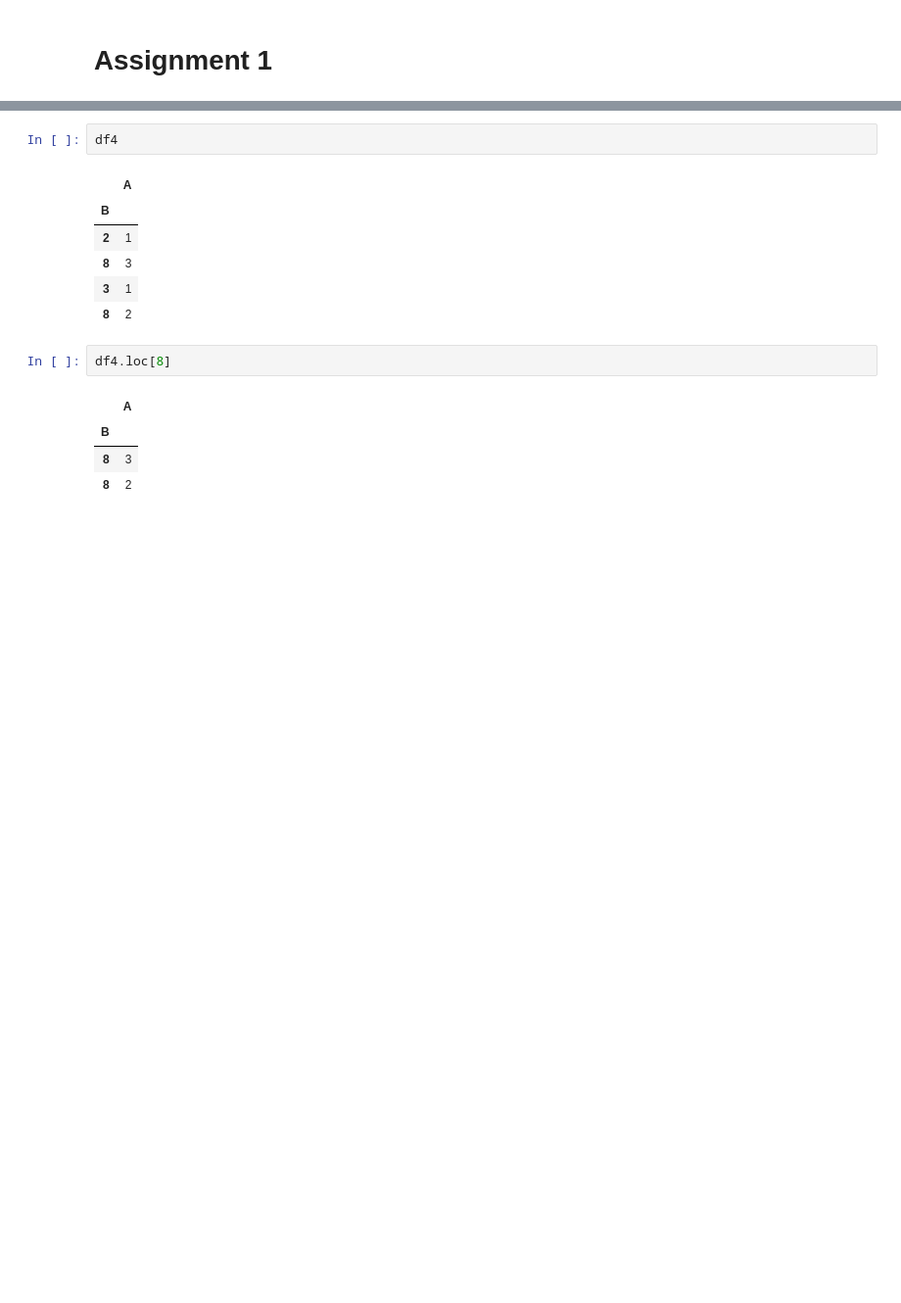
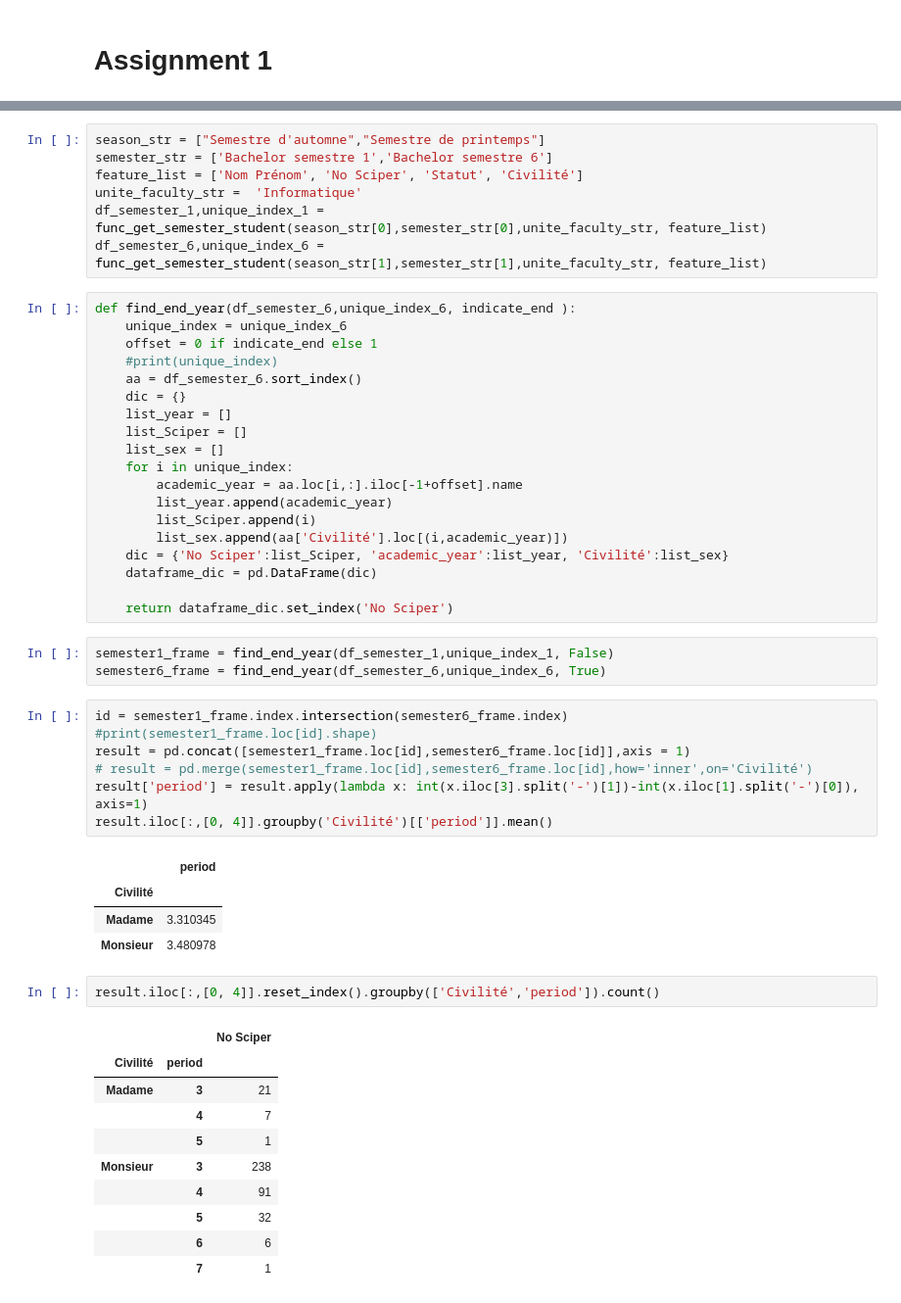
Before and after one commit to fanzhangsuper/fancy_group, a Jupyter notebook: HW3/homework 3.ipynb, the cells around one changed output, grey strips where cells are left out. Shown at 98% size. Saved outputs shown, nothing was run; the diff lists cells and outputs as text; blank space fills up the shorter version.

```diff
--- a/HW3/homework 3.ipynb
+++ b/HW3/homework 3.ipynb
@@ -210,16 +153,54 @@ df4 = df3.set_index('B')
-# %%
-df4
-# %% [output]
-|  | A |
-| B |  |
-| 2 | 1 |
-| 8 | 3 |
-| 3 | 1 |
-| 8 | 2 |
-# %%
-df4.loc[8]
-# %% [output]
-|  | A |
-| B |  |
-| 8 | 3 |
-| 8 | 2 |
+# %%
+season_str = ["Semestre d'automne","Semestre de printemps"]
+semester_str = ['Bachelor semestre 1','Bachelor semestre 6']
+feature_list = ['Nom Prénom', 'No Sciper', 'Statut', 'Civilité']
+unite_faculty_str =  'Informatique'
+df_semester_1,unique_index_1 = func_get_semester_student(season_str[0],semester_str[0],unite_faculty_str, feature_list)
+df_semester_6,unique_index_6 = func_get_semester_student(season_str[1],semester_str[1],unite_faculty_str, feature_list)
+# %%
+def find_end_year(df_semester_6,unique_index_6, indicate_end ):
+    unique_index = unique_index_6
+    offset = 0 if indicate_end else 1
+    #print(unique_index)
+    aa = df_semester_6.sort_index()
+    dic = {}
+    list_year = []
+    list_Sciper = []
+    list_sex = []
+    for i in unique_index:
+        academic_year = aa.loc[i,:].iloc[-1+offset].name
+        list_year.append(academic_year)
+        list_Sciper.append(i)
+        list_sex.append(aa['Civilité'].loc[(i,academic_year)])
+    dic = {'No Sciper':list_Sciper, 'academic_year':list_year, 'Civilité':list_sex}
+    dataframe_dic = pd.DataFrame(dic)
+
+    return dataframe_dic.set_index('No Sciper')
+# %%
+semester1_frame = find_end_year(df_semester_1,unique_index_1, False)
+semester6_frame = find_end_year(df_semester_6,unique_index_6, True)
+# %%
+id = semester1_frame.index.intersection(semester6_frame.index)
+#print(semester1_frame.loc[id].shape)
+result = pd.concat([semester1_frame.loc[id],semester6_frame.loc[id]],axis = 1)
+# result = pd.merge(semester1_frame.loc[id],semester6_frame.loc[id],how='inner',on='Civilité')
+result['period'] = result.apply(lambda x: int(x.iloc[3].split('-')[1])-int(x.iloc[1].split('-')[0]), axis=1)
+result.iloc[:,[0, 4]].groupby('Civilité')[['period']].mean()
+# %% [output]
+|  | period |
+| Civilité |  |
+| Madame | 3.310345 |
+| Monsieur | 3.480978 |
+# %%
+result.iloc[:,[0, 4]].reset_index().groupby(['Civilité','period']).count()
+# %% [output]
+|  |  | No Sciper |
+| Civilité | period |  |
+| Madame | 3 | 21 |
+|  | 4 | 7 |
+|  | 5 | 1 |
+| Monsieur | 3 | 238 |
+|  | 4 | 91 |
+|  | 5 | 32 |
+|  | 6 | 6 |
+|  | 7 | 1 |
```
Also changed, not shown: parts of 11 cells of this notebook.
